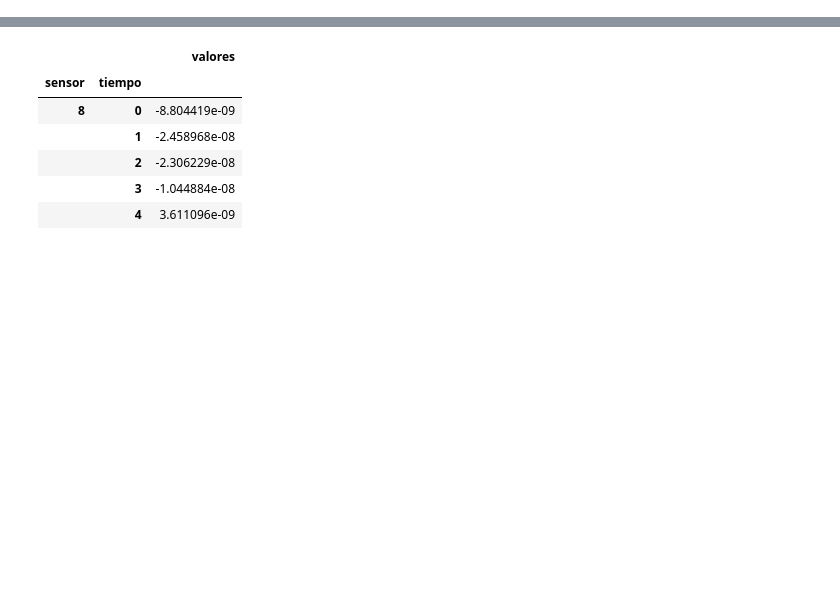
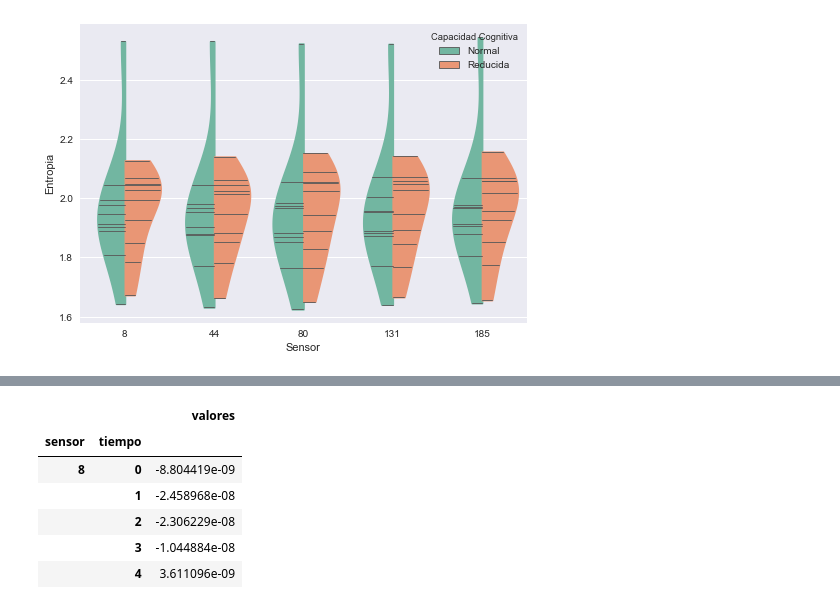
Before and after one commit to BrianBohe/DataScienceCourse, a Jupyter notebook: tp2/resolucion_2.ipynb, the cells around one changed output, grey strips where cells are left out. Cells and saved outputs as stored; diff of their text form; code cells hidden in the pictures; blank space fills up the shorter version.

```diff
--- a/tp2/resolucion_2.ipynb
+++ b/tp2/resolucion_2.ipynb
@@ -83,13 +114,0 @@ df_p.head()
-# %%
-def calcular_informacion(df_):
-    df_ = df_.groupby("simbolo").first()
-    p = df_["probabilidad"]
-    return -sum(p * np.log(p))
-
-entropias_P = []
-entropias_S = []
-for pacientes, entropias in [(pacientes_P, entropias_P), (pacientes_S, entropias_S)]:
-    for i, df_p in enumerate(pacientes):
-        print(i)
-        s_e = df_p.groupby(["paciente", "epoch", "sensor"]).apply(calcular_informacion)
-        entropias.append(s_e)
@@ -132,0 +115,10 @@ dtype: float64
+# %%
+def calcular_entropia(df_):
+    df_ = df_.groupby("simbolo").first()
+    p = df_["probabilidad"]
+    return -sum(p * np.log(p))
+
+entropias_a = pacientes.groupby(["paciente","sensor"]).apply(calcular_entropia).reset_index()
+entropias_a = entropias_a.rename(columns = {0:'Entropia', 'sensor': 'Sensor'})
+entropias_a['Capacidad Cognitiva'] = (entropias_a.paciente < 10).apply(lambda x: 'Normal' if x else 'Reducida')
+entropias_a[entropias_a.Entropia > 2.3]
@@ -133,3 +132,9 @@ dtype: float64
+# %%
+sns.violinplot(x="Sensor", y="Entropia", hue="Capacidad Cognitiva", data=entropias_a,
+               split=True, palette="Set2", inner="stick", cut=0)
+sns.plt.show()
+# %% [output]
+[figure, added]
 # %%
 
 df_punto_a = pd.DataFrame({
```
Also changed, not shown: parts of 27 cells of this notebook, 1 other file.
